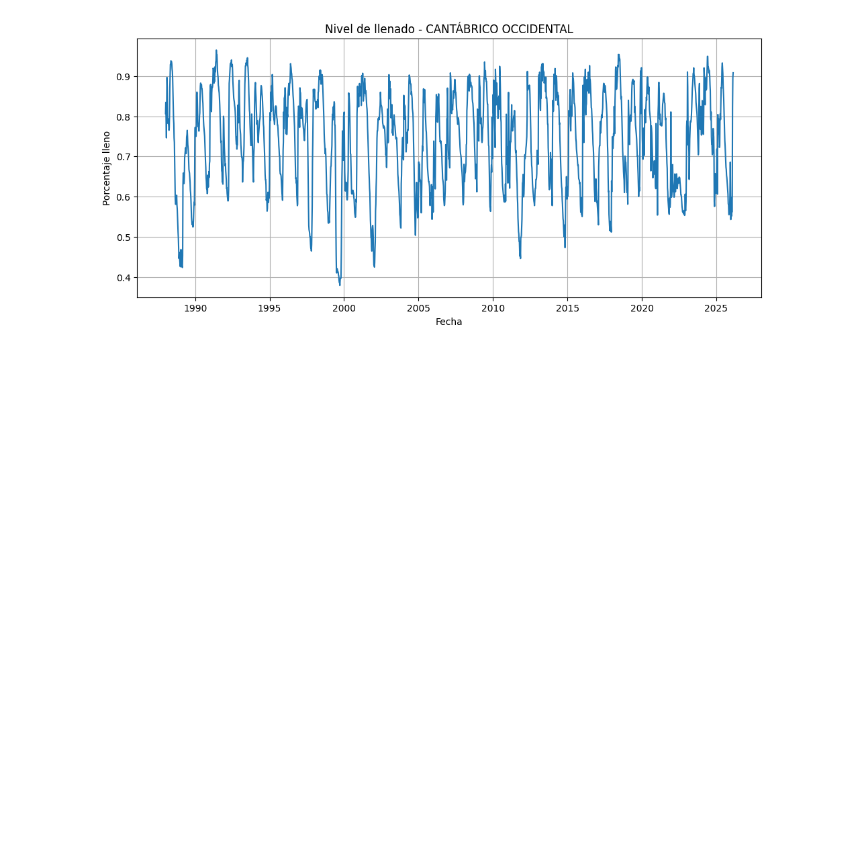
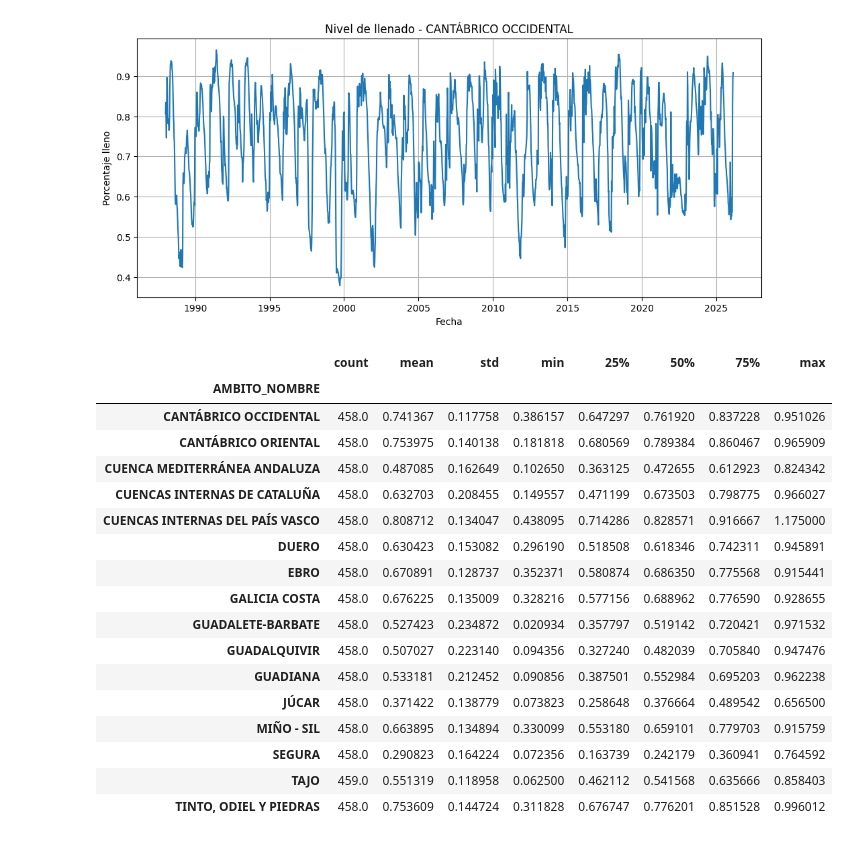
Before and after one commit to plorenab/water-stress-forecast-spain, a Jupyter notebook: notebook/embalses.ipynb, the cells around one changed output. Saved outputs shown, nothing was run; the diff lists cells and outputs as text; code cells hidden in the pictures; blank space fills up the shorter version.

Commit message:
df mensual

```diff
--- a/notebook/embalses.ipynb
+++ b/notebook/embalses.ipynb
@@ -282,3 +282,44 @@ plt.grid(True)
 plt.show()
 # %% [output]
 [figure]
+# %%
+# Resample mensual
+df_mensual = (
+    df_cuenca_fecha
+    .set_index("FECHA")
+    .groupby("AMBITO_NOMBRE")["PORCENTAJE_LLENO"]
+    .resample("ME")
+    .mean()
+    .reset_index()
+)
+# %%
+def clasificar_estres(x):
+    if x < 0.3:
+        return "Severo"
+    elif x < 0.5:
+        return "Moderado"
+    else:
+        return "Normal"
+
+df_mensual["CATEGORIA"] = df_mensual["PORCENTAJE_LLENO"].apply(clasificar_estres)
+# %%
+df_mensual.groupby("AMBITO_NOMBRE")["PORCENTAJE_LLENO"].describe()
+# %% [output]
+|  | count | mean | std | min | 25% | 50% | 75% | max |
+| AMBITO_NOMBRE |  |  |  |  |  |  |  |  |
+| CANTÁBRICO OCCIDENTAL | 458.0 | 0.741367 | 0.117758 | 0.386157 | 0.647297 | 0.761920 | 0.837228 | 0.951026 |
+| CANTÁBRICO ORIENTAL | 458.0 | 0.753975 | 0.140138 | 0.181818 | 0.680569 | 0.789384 | 0.860467 | 0.965909 |
+| CUENCA MEDITERRÁNEA ANDALUZA | 458.0 | 0.487085 | 0.162649 | 0.102650 | 0.363125 | 0.472655 | 0.612923 | 0.824342 |
+| CUENCAS INTERNAS DE CATALUÑA | 458.0 | 0.632703 | 0.208455 | 0.149557 | 0.471199 | 0.673503 | 0.798775 | 0.966027 |
+| CUENCAS INTERNAS DEL PAÍS VASCO | 458.0 | 0.808712 | 0.134047 | 0.438095 | 0.714286 | 0.828571 | 0.916667 | 1.175000 |
+| DUERO | 458.0 | 0.630423 | 0.153082 | 0.296190 | 0.518508 | 0.618346 | 0.742311 | 0.945891 |
+| EBRO | 458.0 | 0.670891 | 0.128737 | 0.352371 | 0.580874 | 0.686350 | 0.775568 | 0.915441 |
+| GALICIA COSTA | 458.0 | 0.676225 | 0.135009 | 0.328216 | 0.577156 | 0.688962 | 0.776590 | 0.928655 |
+| GUADALETE-BARBATE | 458.0 | 0.527423 | 0.234872 | 0.020934 | 0.357797 | 0.519142 | 0.720421 | 0.971532 |
+| GUADALQUIVIR | 458.0 | 0.507027 | 0.223140 | 0.094356 | 0.327240 | 0.482039 | 0.705840 | 0.947476 |
+| GUADIANA | 458.0 | 0.533181 | 0.212452 | 0.090856 | 0.387501 | 0.552984 | 0.695203 | 0.962238 |
+| JÚCAR | 458.0 | 0.371422 | 0.138779 | 0.073823 | 0.258648 | 0.376664 | 0.489542 | 0.656500 |
+| MIÑO - SIL | 458.0 | 0.663895 | 0.134894 | 0.330099 | 0.553180 | 0.659101 | 0.779703 | 0.915759 |
+| SEGURA | 458.0 | 0.290823 | 0.164224 | 0.072356 | 0.163739 | 0.242179 | 0.360941 | 0.764592 |
+| TAJO | 459.0 | 0.551319 | 0.118958 | 0.062500 | 0.462112 | 0.541568 | 0.635666 | 0.858403 |
+| TINTO, ODIEL Y PIEDRAS | 458.0 | 0.753609 | 0.144724 | 0.311828 | 0.676747 | 0.776201 | 0.851528 | 0.996012 |
```
